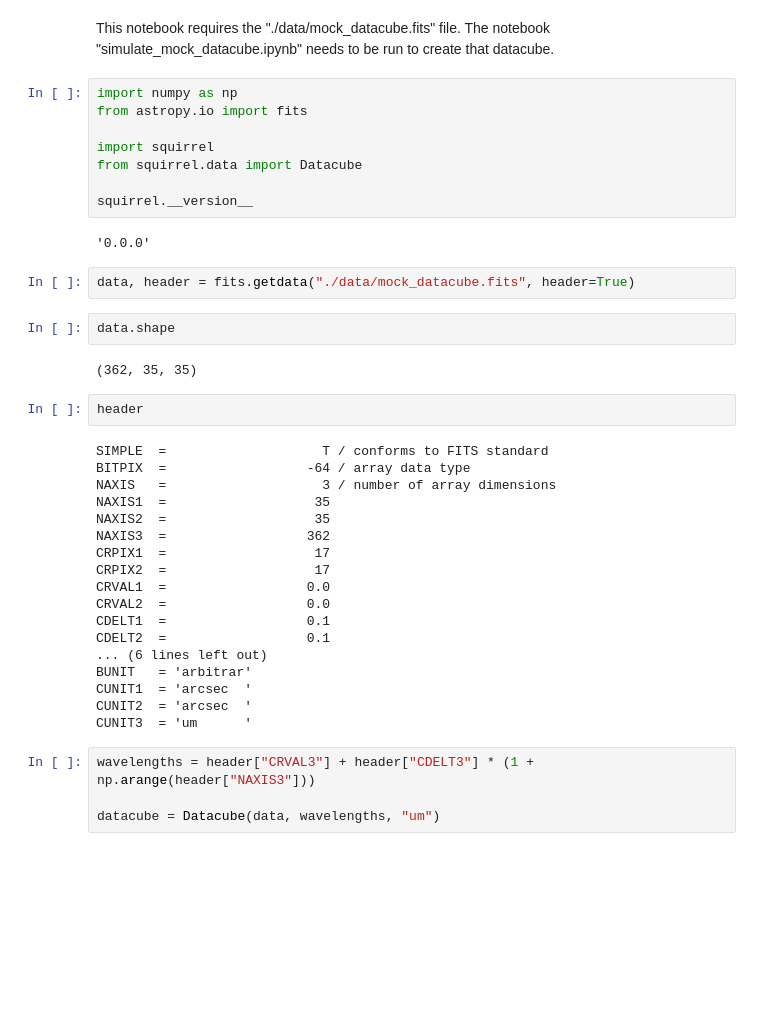
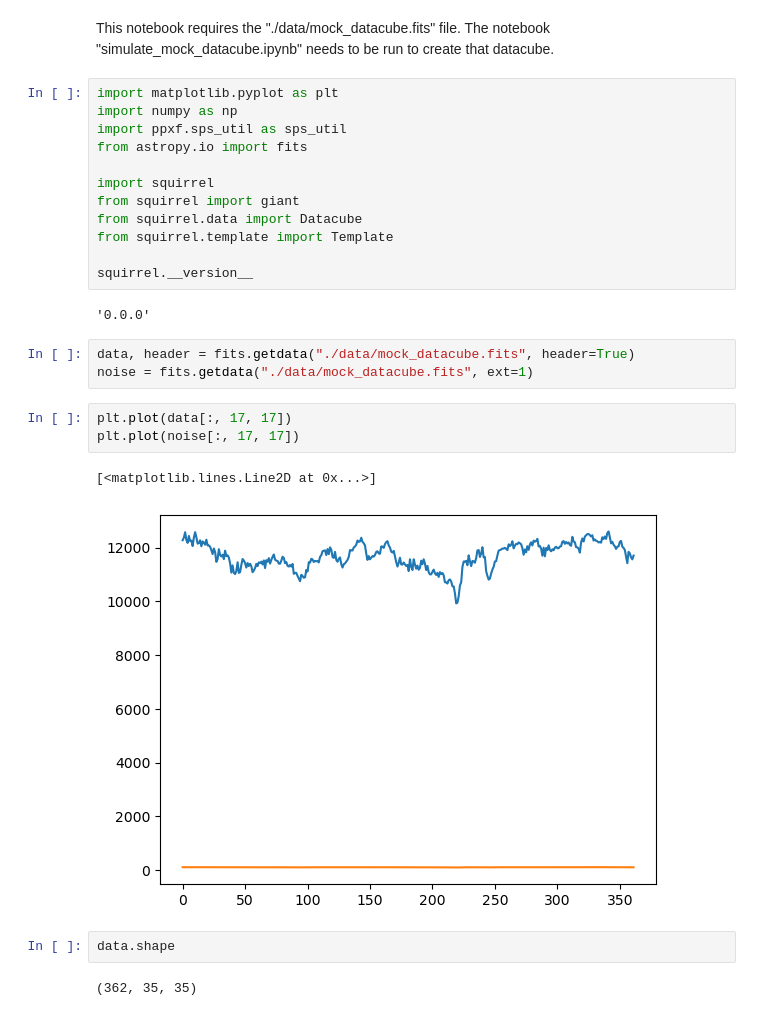
Before and after one commit to ajshajib/squirrel, a Jupyter notebook: notebooks/squirrel_example.ipynb, the cells around one changed output. Cells and saved outputs as stored; diff of their text form; blank space fills up the shorter version.

```diff
--- a/notebooks/squirrel_example.ipynb
+++ b/notebooks/squirrel_example.ipynb
@@ -1,42 +1,29 @@
 # %% [markdown]
 This notebook requires the "./data/mock_datacube.fits" file. The notebook "simulate_mock_datacube.ipynb" needs to be run to create that datacube.
 # %%
+import matplotlib.pyplot as plt
 import numpy as np
+import ppxf.sps_util as sps_util
 from astropy.io import fits
 
 import squirrel
+from squirrel import giant
 from squirrel.data import Datacube
+from squirrel.template import Template
 
 squirrel.__version__
 # %% [output]
 '0.0.0'
 # %%
 data, header = fits.getdata("./data/mock_datacube.fits", header=True)
+noise = fits.getdata("./data/mock_datacube.fits", ext=1)
+# %%
+plt.plot(data[:, 17, 17])
+plt.plot(noise[:, 17, 17])
+# %% [output]
+[<matplotlib.lines.Line2D at 0x...>]
+[figure, added]
 # %%
 data.shape
 # %% [output]
 (362, 35, 35)
-# %%
-header
-# %% [output]
-SIMPLE  =                    T / conforms to FITS standard
-BITPIX  =                  -64 / array data type
-NAXIS   =                    3 / number of array dimensions
-NAXIS1  =                   35
-NAXIS2  =                   35
-NAXIS3  =                  362
-CRPIX1  =                   17
-CRPIX2  =                   17
-CRVAL1  =                  0.0
-CRVAL2  =                  0.0
-CDELT1  =                  0.1
-CDELT2  =                  0.1
-... (6 lines left out)
-BUNIT   = 'arbitrar'
-CUNIT1  = 'arcsec  '
-CUNIT2  = 'arcsec  '
-CUNIT3  = 'um      '
-# %%
-wavelengths = header["CRVAL3"] + header["CDELT3"] * (1 + np.arange(header["NAXIS3"]))
-
-datacube = Datacube(data, wavelengths, "um")
```
Also changed, not shown: parts of 17 cells of this notebook.
